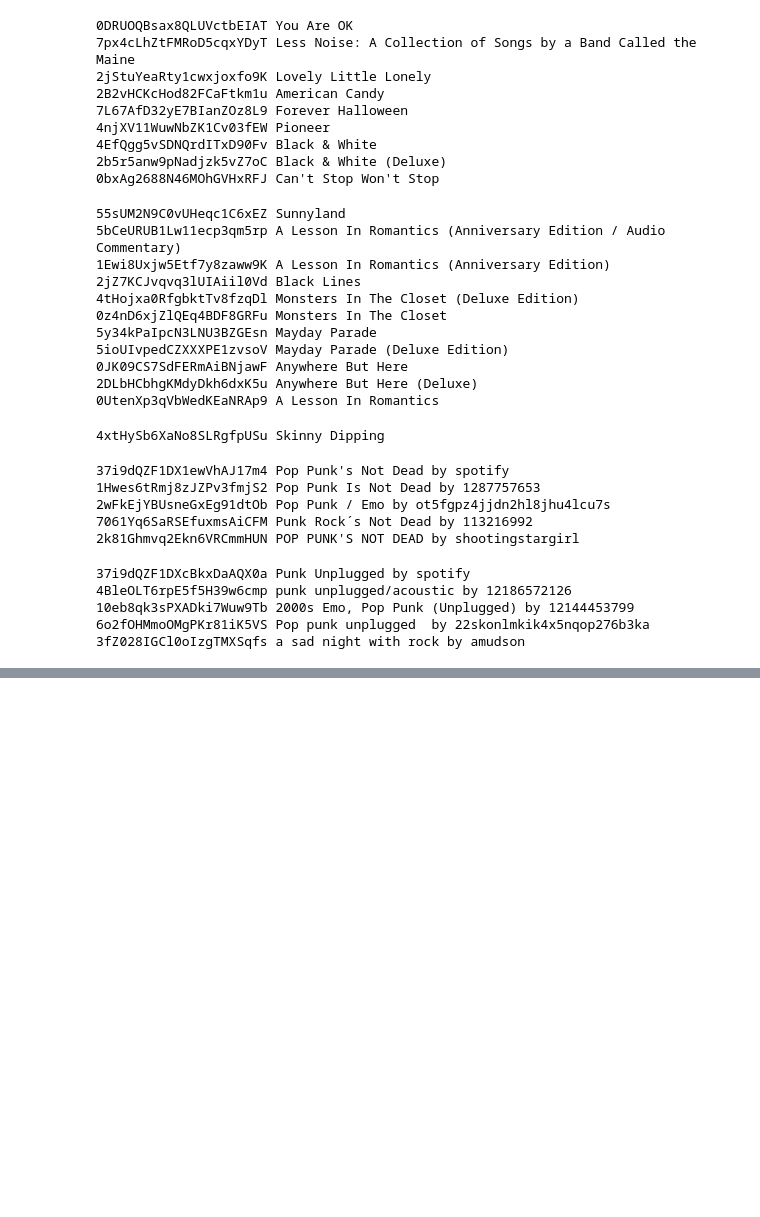
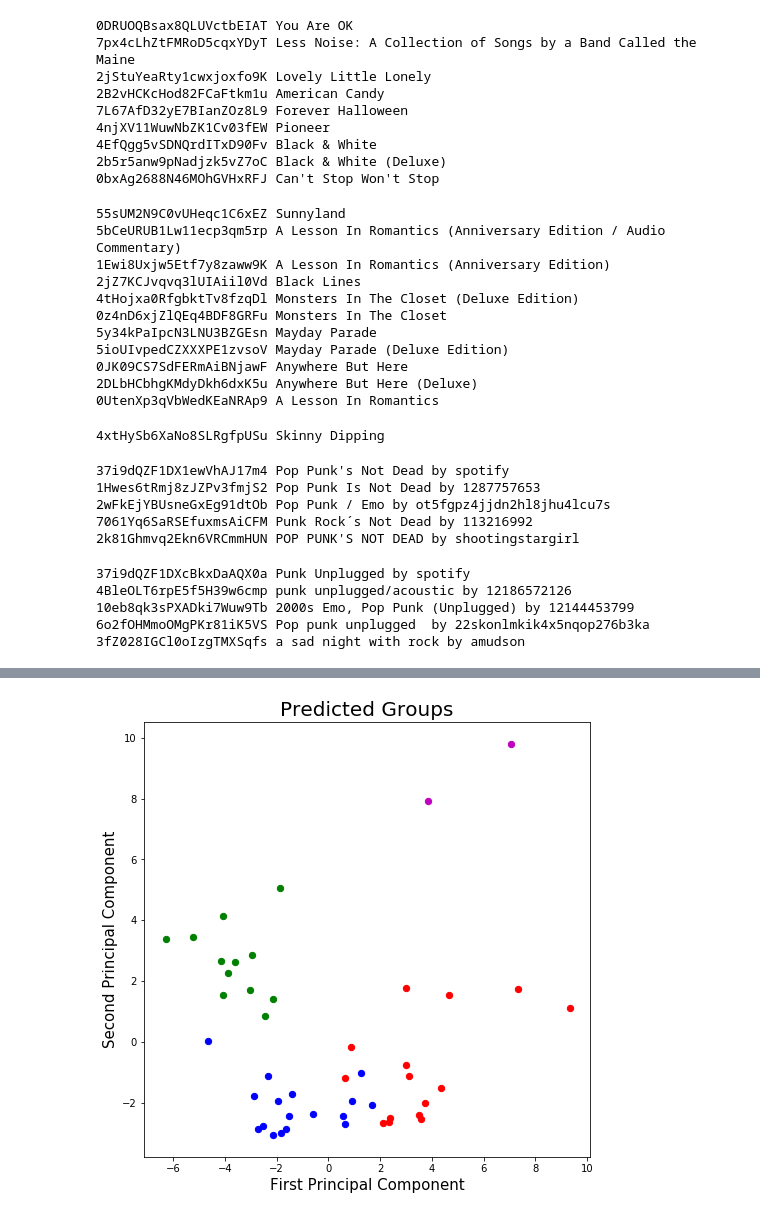
Before and after one commit to tannerkoscinski/Spotify-Song-Grouper, a Jupyter notebook: grouper.ipynb, the cells around one changed output, grey strips where cells are left out. Saved outputs shown, nothing was run; the diff lists cells and outputs as text; code cells hidden in the pictures; blank space fills up the shorter version.

```diff
--- a/grouper.ipynb
+++ b/grouper.ipynb
@@ -243,0 +289,6 @@ final2[(final2['playlist'] == 'Hot Country') & (pandas.Series(labels2) == 0)][['
+# %%
+# Cluster the tracks into 4 groups
+kmeans2 = KMeans(n_clusters=4, random_state=0)
+labels2 = kmeans2.fit_predict(y)
+table1 = pandas.crosstab(labels2, final2['album'])
+table1.loc[:, albumnames]
@@ -243,0 +304,16 @@ final2[(final2['playlist'] == 'Hot Country') & (pandas.Series(labels2) == 0)][['
+# %%
+# Plot predicted groups
+fig = plt.figure(figsize = (8,8))
+ax = fig.add_subplot(1,1,1)
+ax.set_xlabel('First Principal Component', fontsize = 15)
+ax.set_ylabel('Second Principal Component', fontsize = 15)
+ax.set_title('Predicted Groups', fontsize = 20)
+for label, color in zip(range(len(albums)),colors):
+    indicesToKeep = labels2 == label
+    ax.scatter(final2.loc[indicesToKeep, 0]
+               , final2.loc[indicesToKeep, 1]
+               , c = color
+               , s = 40)
+plt.show()
+# %% [output]
+[figure, added]
```
Also changed, not shown: parts of 102 cells of this notebook, 8 other files.
